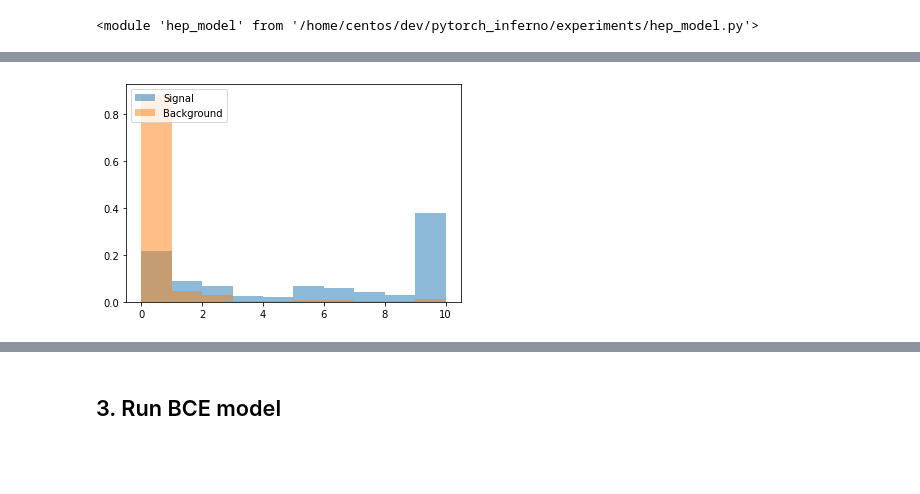
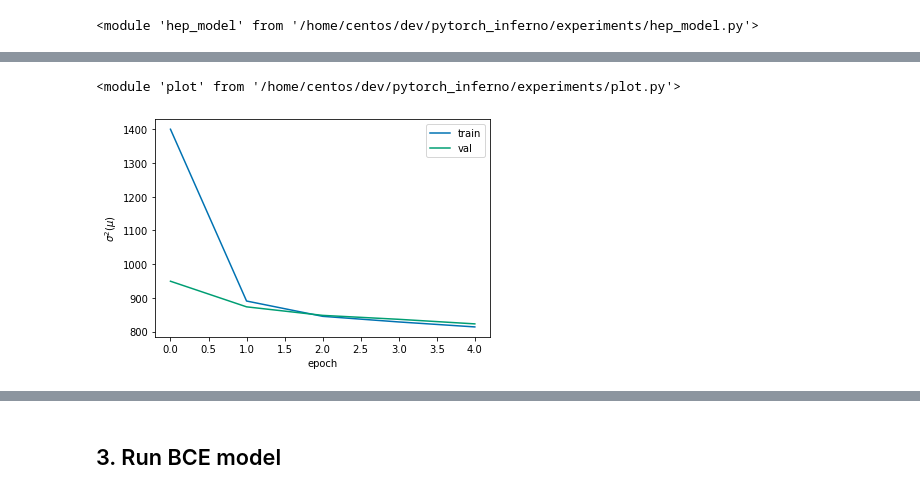
Before and after one commit to llayer/cmsopen, a Jupyter notebook: inferno/run_hep_inferno.ipynb, the cells around one changed output, grey strips where cells are left out. Saved outputs shown, nothing was run; the diff lists cells and outputs as text; code cells hidden in the pictures; blank space fills up the shorter version.

Commit message:
add training script

```diff
--- a/inferno/run_hep_inferno.ipynb
+++ b/inferno/run_hep_inferno.ipynb
@@ -16,7 +16,7 @@ shape_syst = ["06_jes"] #, "taue"]
 weight_syst = ["btag_weight1"]
 norm_syst = ["jes_06", "taue", "btag_weight1"]
 use_weights = False
-mu, qcd, sig_norm = run_cmsopen.get_norm(norm_syst)
+mu, qcd, sig_norm = preproc.get_norm(norm_syst)
 # %% [output]
 mu 348.45252731445095
 QCD 2689.5053333309675
@@ -63,15 +63,12 @@ epochs = 200
 
 store = False
 # %%
-opendata, test_dl, samples, scaler = run_cmsopen.train(OUTPATH, features = features,
+opendata, test_dl, samples, scaler = preproc.load_data( features = features,
                                                         shape_syst = shape_syst,
                                                         weight_syst = weight_syst,
                                                         norm_syst = norm_syst,
-                                                        epochs=epochs, bs=bs, n_sig=n_sig,
-                                                        inferno_args = inferno_args,
-                                                        train_args = train_args,
-                                                        use_weights = use_weights,
-                                                        store=store)
+                                                        bs=bs, n_sig=n_sig,
+                                                        use_weights = use_weights)
 # %% [output]
 *********************
 Summary training data
@@ -160,0 +103,2 @@ ignore_loss False
+# %%
+inferno_model, inferno_info = train.train_inferno(opendata, epochs=5, inferno_args = inferno_args)
@@ -174,4 +134,8 @@ plot.plot_predictions(df_inf, plot_sorted=False, name="inferno")
-# %%
-plot.plot_predictions(df_inf, plot_sorted=True, name="inferno")
-# %% [output]
-[figure, removed]
+# %%
+importlib.reload(plot)
+# %% [output]
+<module 'plot' from '/home/centos/dev/pytorch_inferno/experiments/plot.py'>
+# %%
+plot.plot_loss(inferno_info["loss"])
+# %% [output]
+[figure, added]
```
Also changed, not shown: parts of 40 cells of this notebook, 2 other files.
